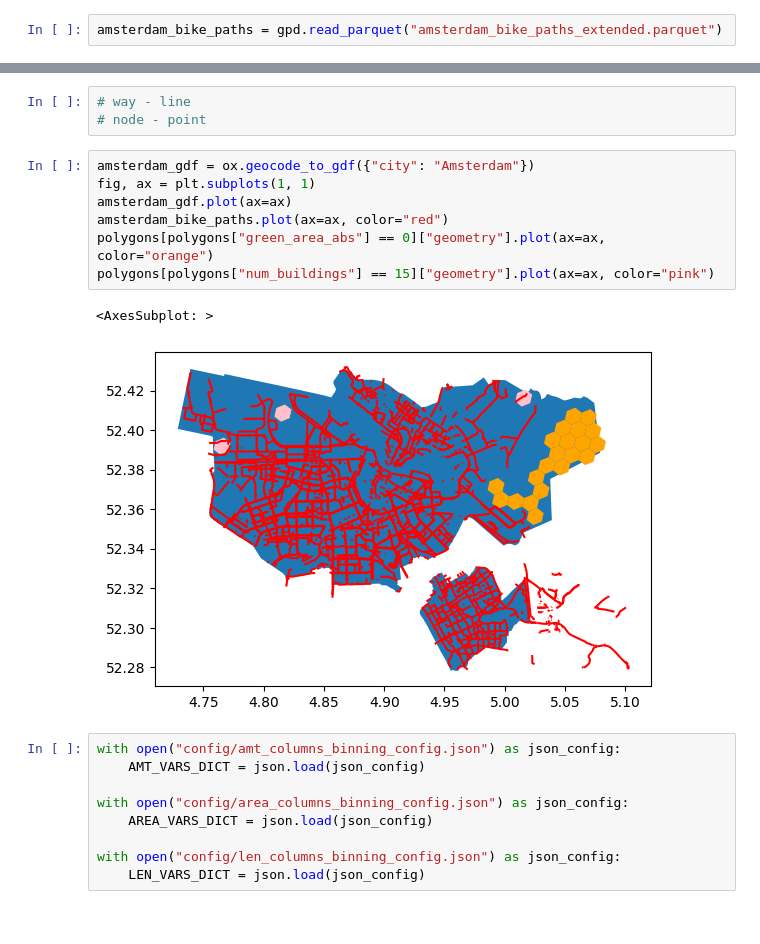
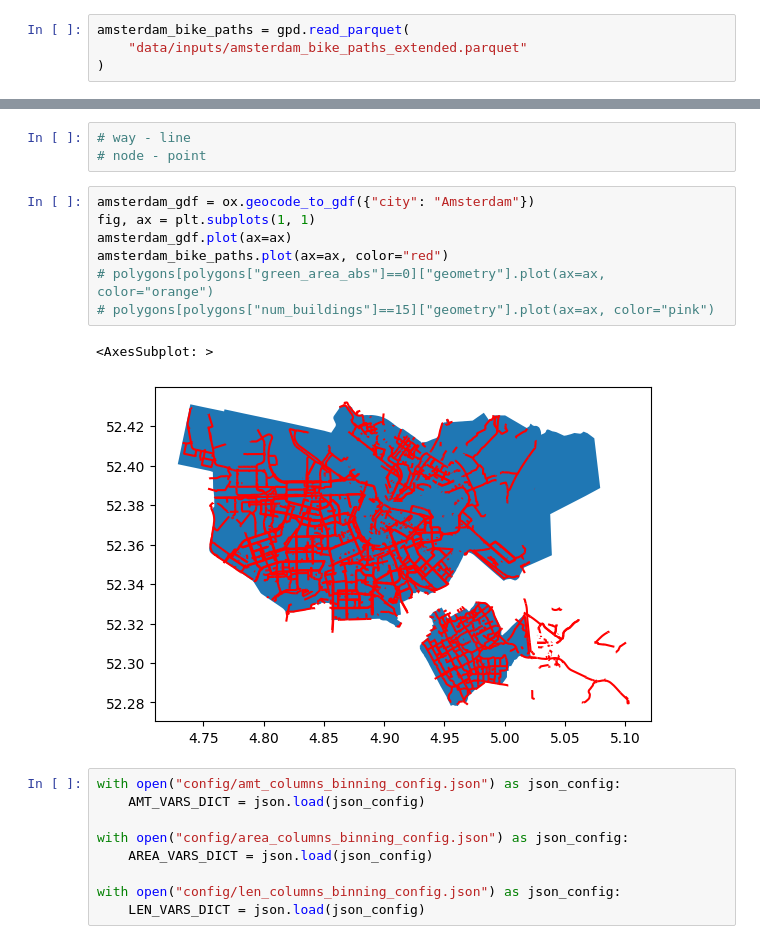
Before and after one commit to juliamorka/bike-paths-analysis, a Jupyter notebook: dev.ipynb, the cells around one changed output, grey strips where cells are left out. Saved outputs shown, nothing was run; the diff lists cells and outputs as text.

```diff
--- a/dev.ipynb
+++ b/dev.ipynb
@@ -32,4 +47,6 @@ COLS_TO_DROP = [
 ]
 HEX_RESOLUTION = 8
 # %%
-amsterdam_bike_paths = gpd.read_parquet("amsterdam_bike_paths_extended.parquet")
+amsterdam_bike_paths = gpd.read_parquet(
+    "data/inputs/amsterdam_bike_paths_extended.parquet"
+)
@@ -90,13 +85,13 @@ NameError: name 'stop' is not defined
 # %%
 amsterdam_gdf = ox.geocode_to_gdf({"city": "Amsterdam"})
 fig, ax = plt.subplots(1, 1)
 amsterdam_gdf.plot(ax=ax)
 amsterdam_bike_paths.plot(ax=ax, color="red")
-polygons[polygons["green_area_abs"] == 0]["geometry"].plot(ax=ax, color="orange")
-polygons[polygons["num_buildings"] == 15]["geometry"].plot(ax=ax, color="pink")
+# polygons[polygons["green_area_abs"]==0]["geometry"].plot(ax=ax, color="orange")
+# polygons[polygons["num_buildings"]==15]["geometry"].plot(ax=ax, color="pink")
 # %% [output]
 <AxesSubplot: >
-[figure, old version]
+[figure, new version]
 # %%
 with open("config/amt_columns_binning_config.json") as json_config:
     AMT_VARS_DICT = json.load(json_config)
```
Also changed, not shown: parts of 28 cells of this notebook, 10 other files.
